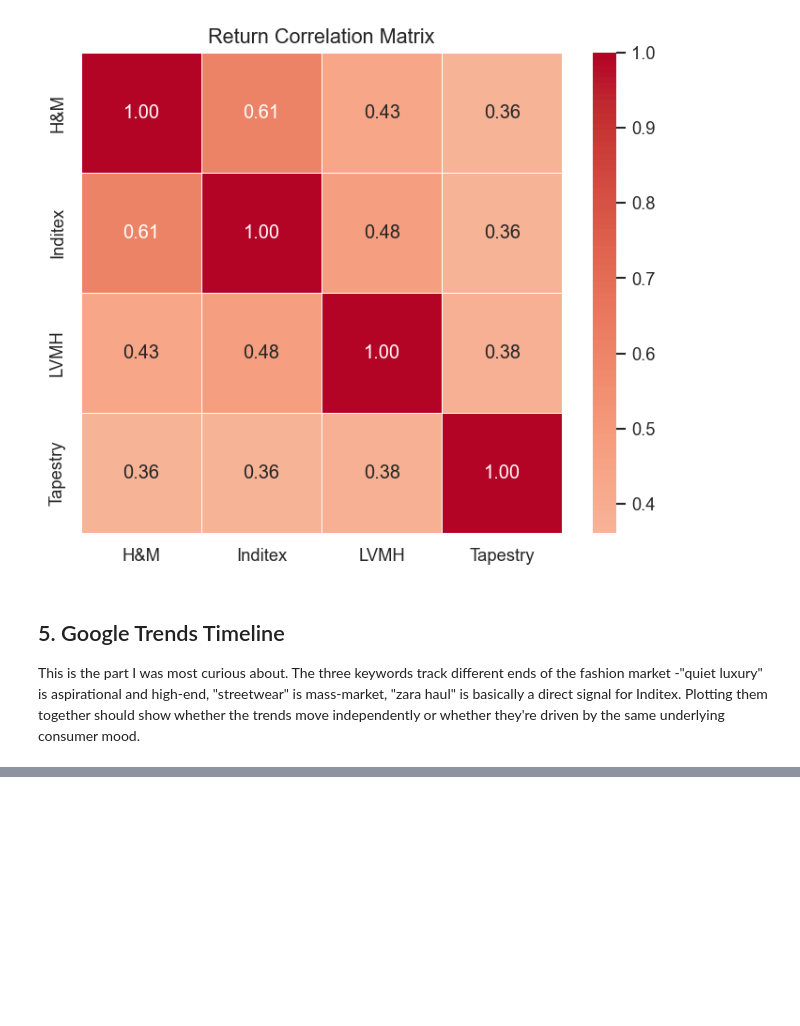
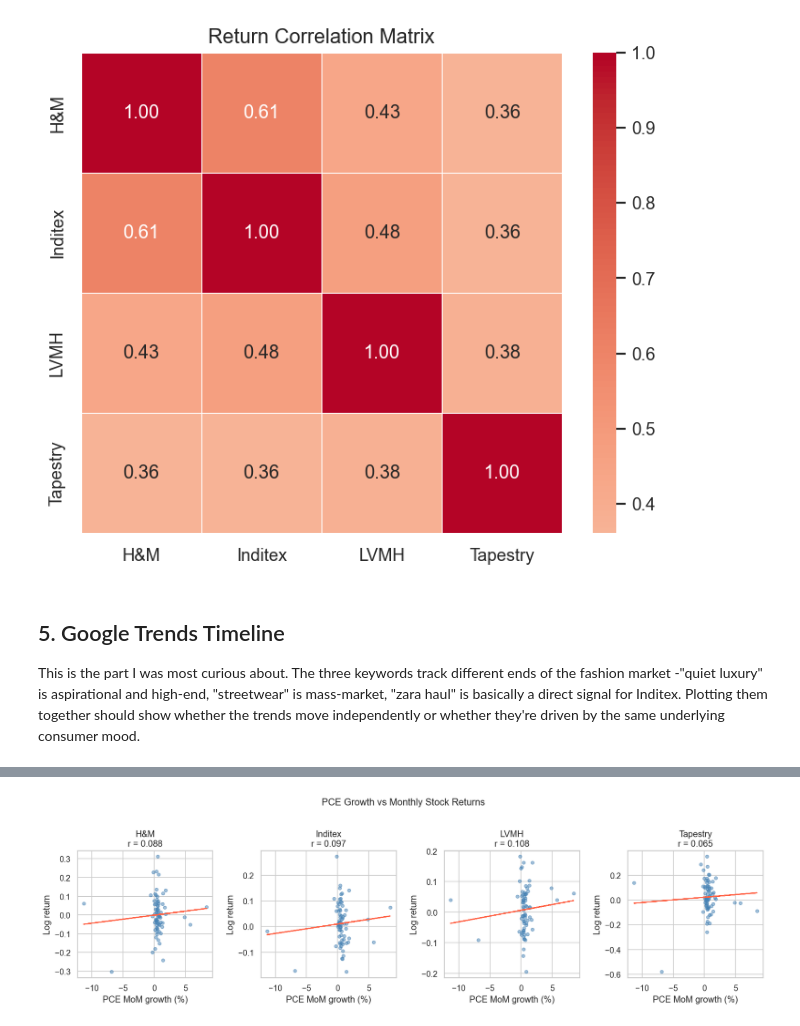
Before and after one commit to radostinaaa/fashion-trends, a Jupyter notebook: 2_eda.ipynb, the cells around one changed output, grey strips where cells are left out. Saved outputs shown, nothing was run; the diff lists cells and outputs as text; code cells hidden in the pictures; blank space fills up the shorter version.

```diff
--- a/2_eda.ipynb
+++ b/2_eda.ipynb
@@ -142,0 +258,27 @@ plt.show()
+# %%
+fig, axes = plt.subplots(1, len(ret_aligned.columns), figsize=(14, 4), sharey=False)
+
+for ax, col in zip(axes, ret_aligned.columns):
+    x = pce_aligned
+    y = ret_aligned[col]
+    valid = pd.concat([x, y], axis=1).dropna()
+    valid.columns = ['pce', 'ret']
+
+    if len(valid) < 3:
+        ax.set_title(f'{col}\n(insufficient data)')
+        ax.set_xlabel('PCE MoM growth (%)')
+        continue
+
+    ax.scatter(valid['pce'], valid['ret'], alpha=0.5, s=18, color='steelblue')
+    m, b = np.polyfit(valid['pce'].values, valid['ret'].values, 1)
+    ax.plot(valid['pce'], m * valid['pce'] + b, color='tomato', linewidth=1.5)
+    r = valid.corr().iloc[0, 1]
+    ax.set_title(f'{col}\nr = {r:.3f}')
+    ax.set_xlabel('PCE MoM growth (%)')
+    ax.set_ylabel('Log return')
+
+fig.suptitle('PCE Growth vs Monthly Stock Returns', fontsize=13, y=1.02)
+plt.tight_layout()
+plt.show()
+# %% [output]
+[figure, added]
```
Also changed, not shown: parts of 11 cells of this notebook.
